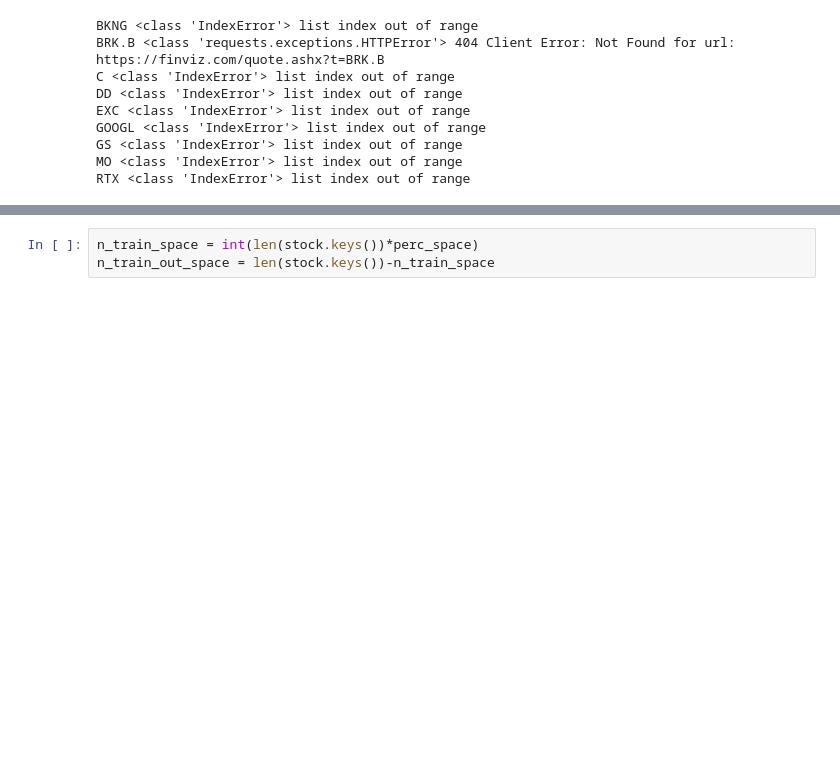
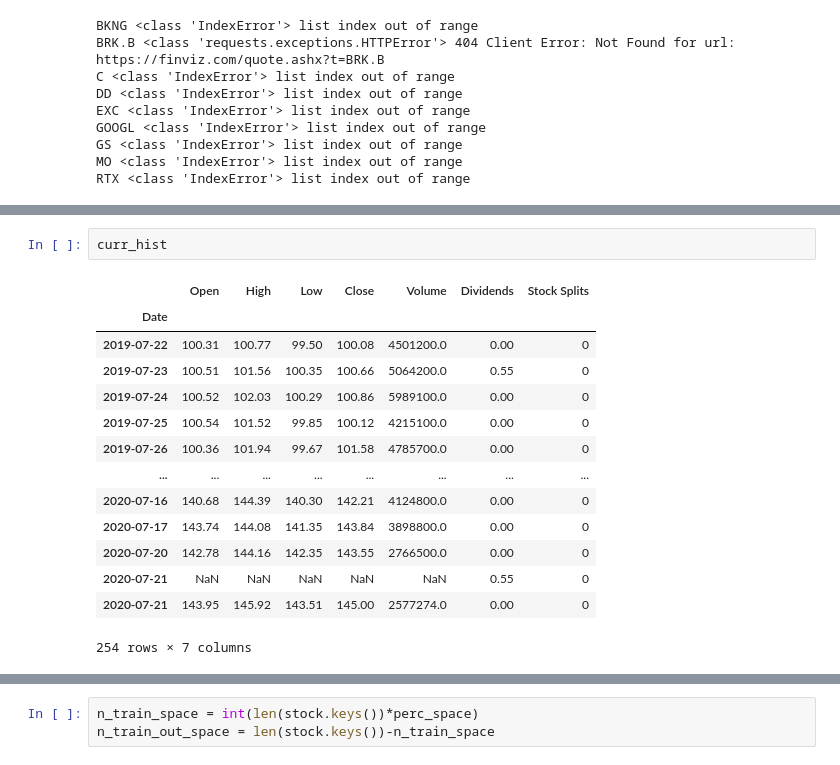
Before and after one commit to factoredai/insiderTradingAPI_v1, a Jupyter notebook: notebooks/BaseLine.ipynb, the cells around one changed output, grey strips where cells are left out. Drawn from its saved outputs; the diff is of its cells as text; blank space fills up the shorter version.

```diff
--- a/notebooks/BaseLine.ipynb
+++ b/notebooks/BaseLine.ipynb
@@ -43,0 +116,17 @@ RTX <class 'IndexError'> list index out of range
+# %%
+curr_hist
+# %% [output]
+|  | Open | High | Low | Close | Volume | Dividends | Stock Splits |
+| Date |  |  |  |  |  |  |  |
+| 2019-07-22 | 100.31 | 100.77 | 99.50 | 100.08 | 4501200.0 | 0.00 | 0 |
+| 2019-07-23 | 100.51 | 101.56 | 100.35 | 100.66 | 5064200.0 | 0.55 | 0 |
+| 2019-07-24 | 100.52 | 102.03 | 100.29 | 100.86 | 5989100.0 | 0.00 | 0 |
+| 2019-07-25 | 100.54 | 101.52 | 99.85 | 100.12 | 4215100.0 | 0.00 | 0 |
+| 2019-07-26 | 100.36 | 101.94 | 99.67 | 101.58 | 4785700.0 | 0.00 | 0 |
+| ... | ... | ... | ... | ... | ... | ... | ... |
+| 2020-07-16 | 140.68 | 144.39 | 140.30 | 142.21 | 4124800.0 | 0.00 | 0 |
+| 2020-07-17 | 143.74 | 144.08 | 141.35 | 143.84 | 3898800.0 | 0.00 | 0 |
+| 2020-07-20 | 142.78 | 144.16 | 142.35 | 143.55 | 2766500.0 | 0.00 | 0 |
+| 2020-07-21 | NaN | NaN | NaN | NaN | NaN | 0.55 | 0 |
+| 2020-07-21 | 143.95 | 145.92 | 143.51 | 145.00 | 2577274.0 | 0.00 | 0 |
+254 rows × 7 columns
```
Also changed, not shown: parts of 13 cells of this notebook, 2 other files.
